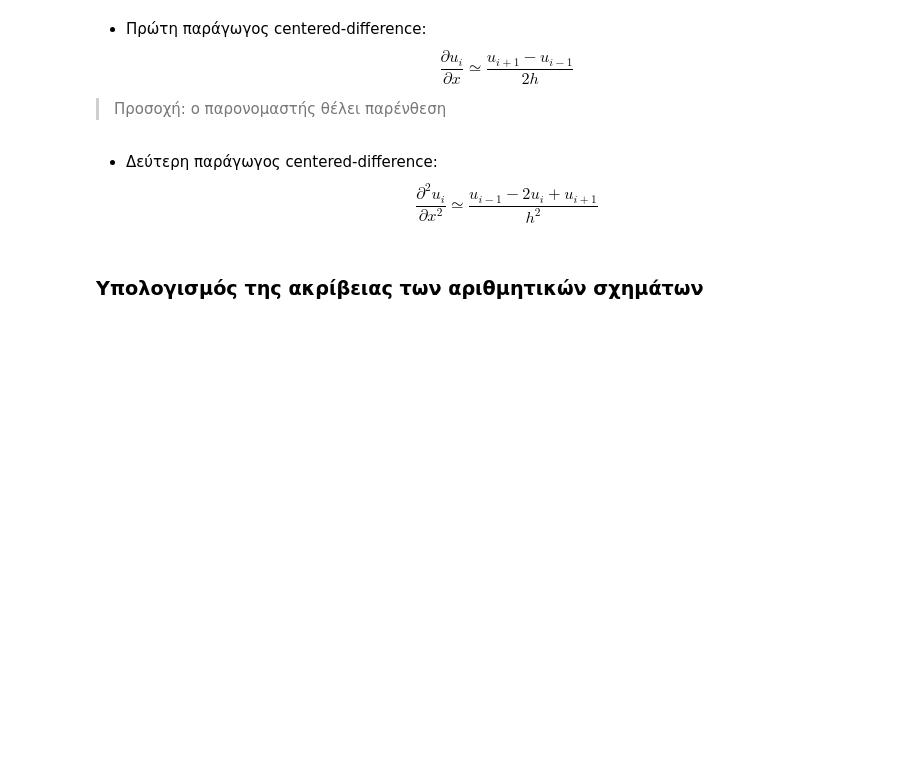
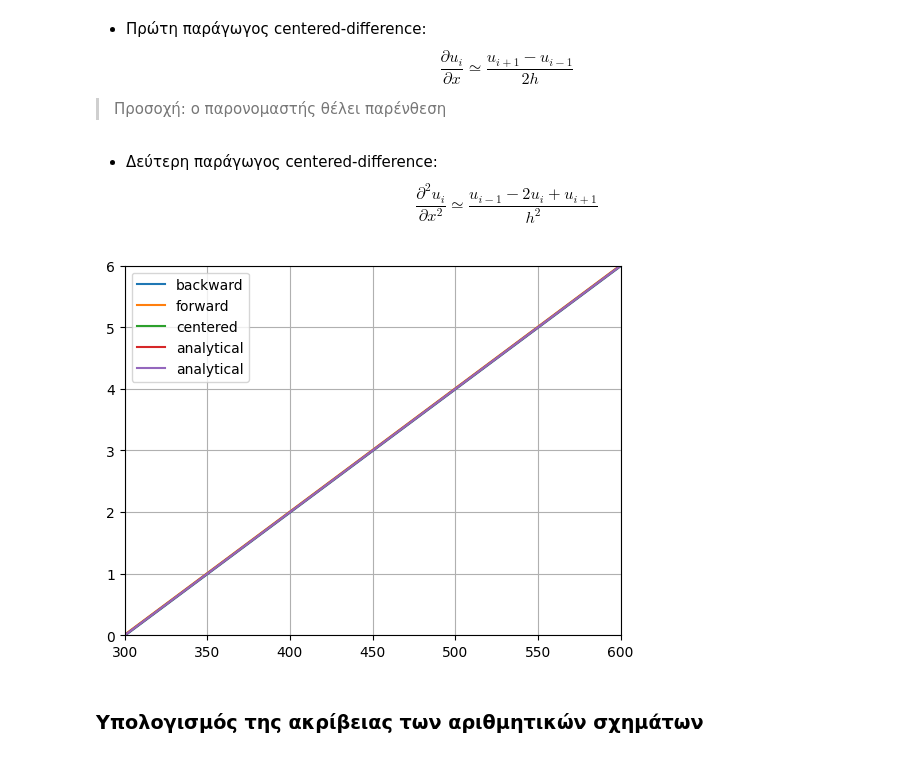
Before and after one commit to costpetrides/Numerical-Methods-GFD, a Jupyter notebook: Lab_03_Finite_differences.ipynb, the cells around one changed output. Drawn from its saved outputs; the diff is of its cells as text; code cells hidden in the pictures; blank space fills up the shorter version.

```diff
--- a/Lab_03_Finite_differences.ipynb
+++ b/Lab_03_Finite_differences.ipynb
@@ -293,6 +293,21 @@ $$
 # %%
 centered_2nd_der = np.full(u.shape, np.nan)
 centered_2nd_der[1:-1] = (u[:-2] - 2*u[1:-1] + u[2:]) / h**2
+# %%
+import matplotlib.pyplot as plt
+
+plt.plot(backward_1st_der, label="backward")
+plt.plot(forward_1st_der, label="forward")
+plt.plot(centered_1st_der, label="centered")
+plt.plot(analytical_1st_der, label="analytical")
+plt.grid()
+plt.xlim(300,600)
+plt.ylim(0,6)
+plt.plot(analytical_1st_der, label="analytical")
+plt.legend()
+plt.show()
+# %% [output]
+[figure, added]
 # %% [markdown]
 ### Υπολογισμός της ακρίβειας των αριθμητικών σχημάτων
 # %% [markdown]
```
Also changed, not shown: parts of 6 cells of this notebook.
